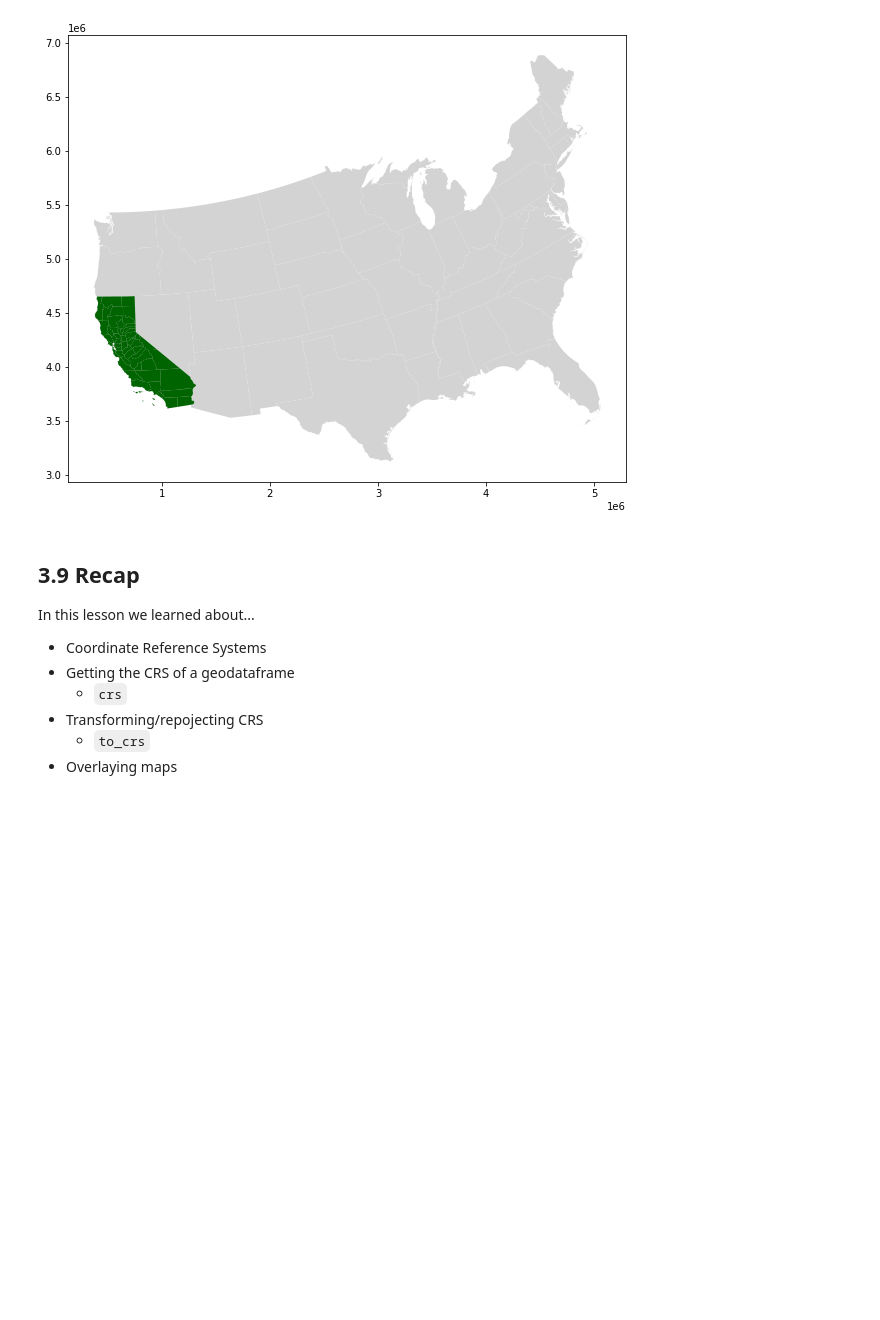
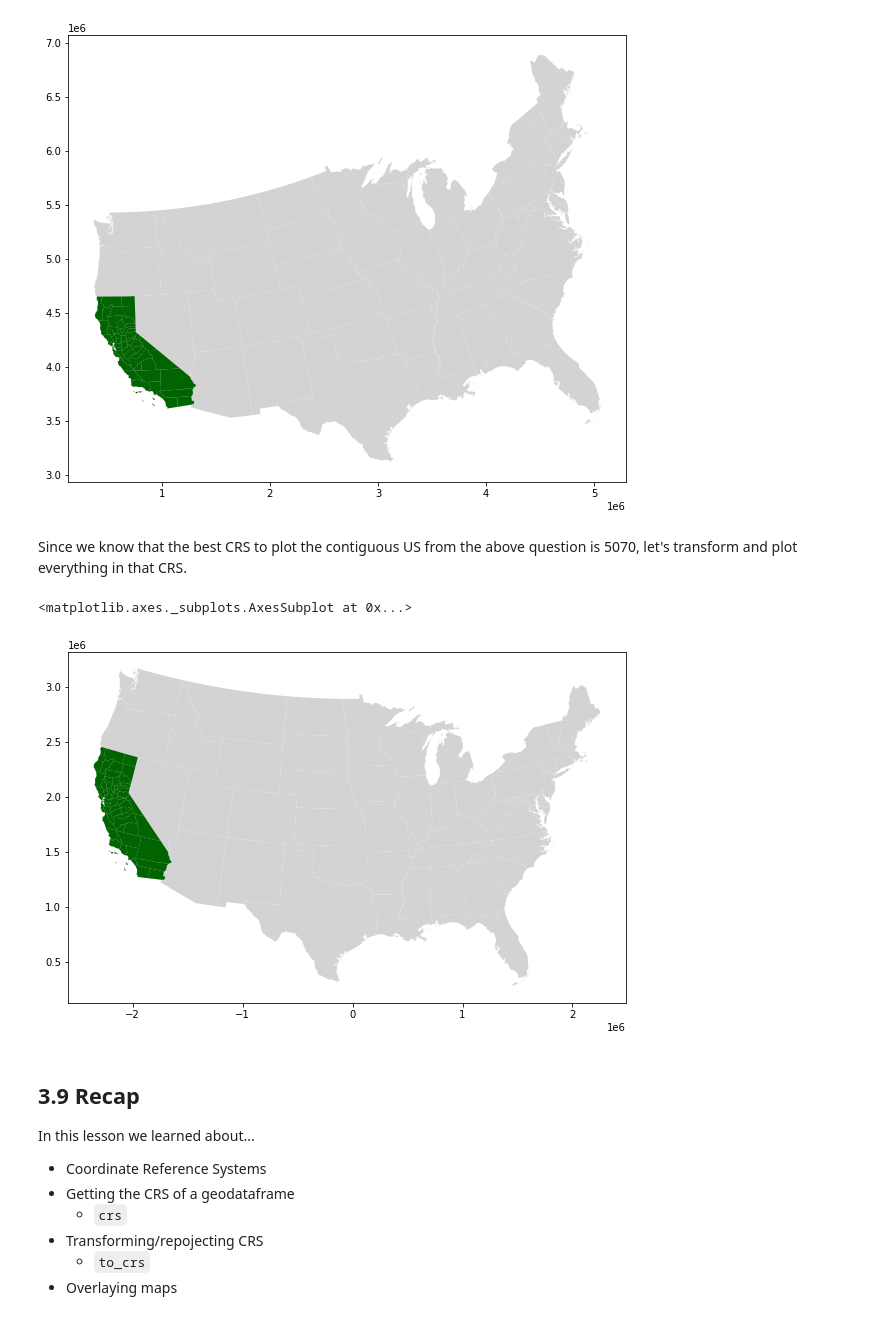
Before and after one commit to dlab-berkeley/Python-Geospatial-Fundamentals-Legacy, a Jupyter notebook: new_sequence/03_CRS_Map_Projections.ipynb, the cells around one changed output. Saved outputs shown, nothing was run; the diff lists cells and outputs as text; code cells hidden in the pictures; blank space fills up the shorter version.

```diff
--- a/new_sequence/03_CRS_Map_Projections.ipynb
+++ b/new_sequence/03_CRS_Map_Projections.ipynb
@@ -393,6 +420,17 @@ counties_utm10.plot(color='darkgreen',ax=ax)
 # %% [output]
 <matplotlib.axes._subplots.AxesSubplot at 0x...>
 [figure]
+# %% [markdown]
+Since we know that the best CRS to plot the contiguous US from the above question is 5070, let's transform and plot everything in that CRS.
+# %%
+counties_conus = counties.to_crs("epsg:5070")
+# %%
+fig, ax = plt.subplots(figsize=(10,10))
+states_limited_conus.plot(color='lightgrey', ax=ax)
+counties_conus.plot(color='darkgreen',ax=ax)
+# %% [output]
+<matplotlib.axes._subplots.AxesSubplot at 0x...>
+[figure, added]
 # %% [markdown]
 ## 3.9 Recap
 
```
Also changed, not shown: parts of 6 cells of this notebook, 2 other files.
